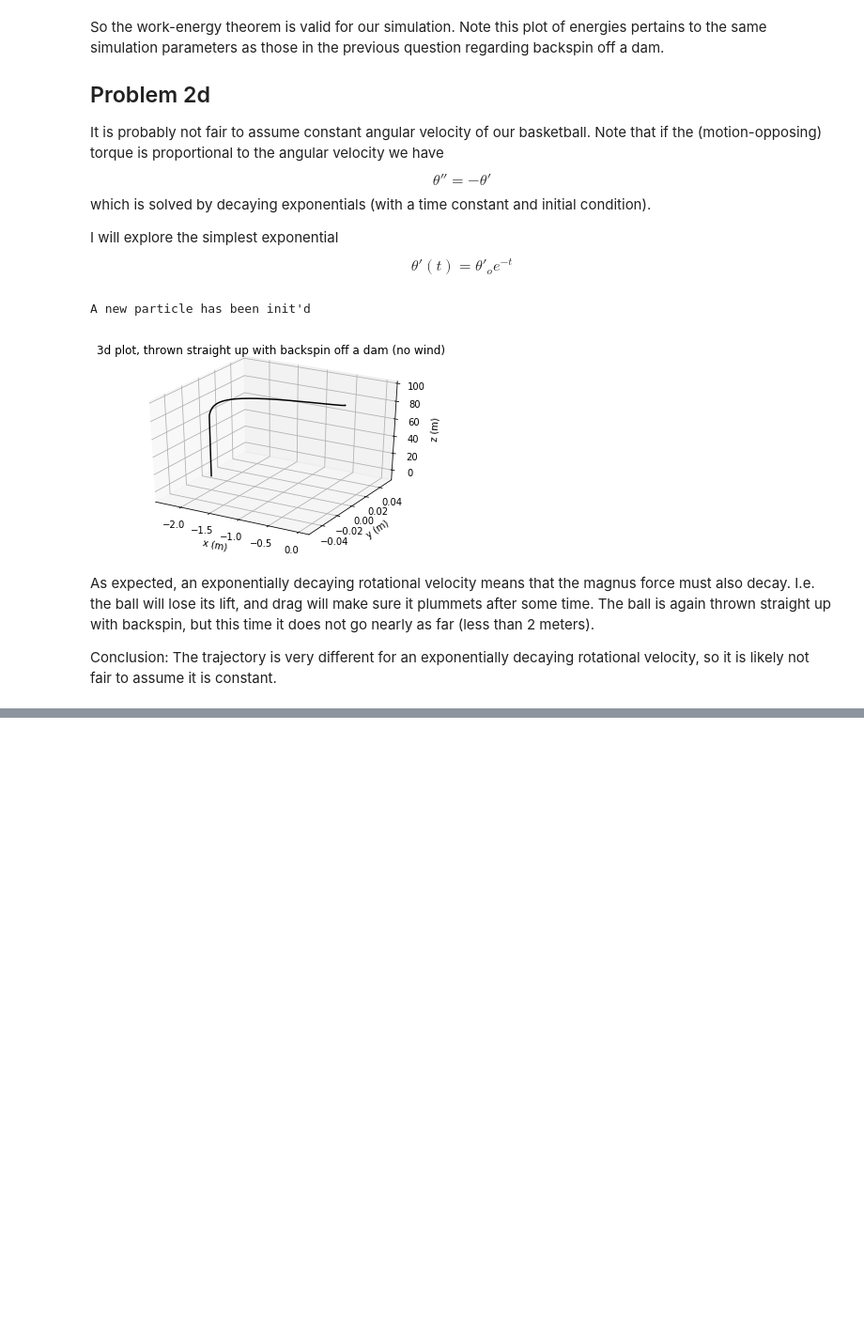
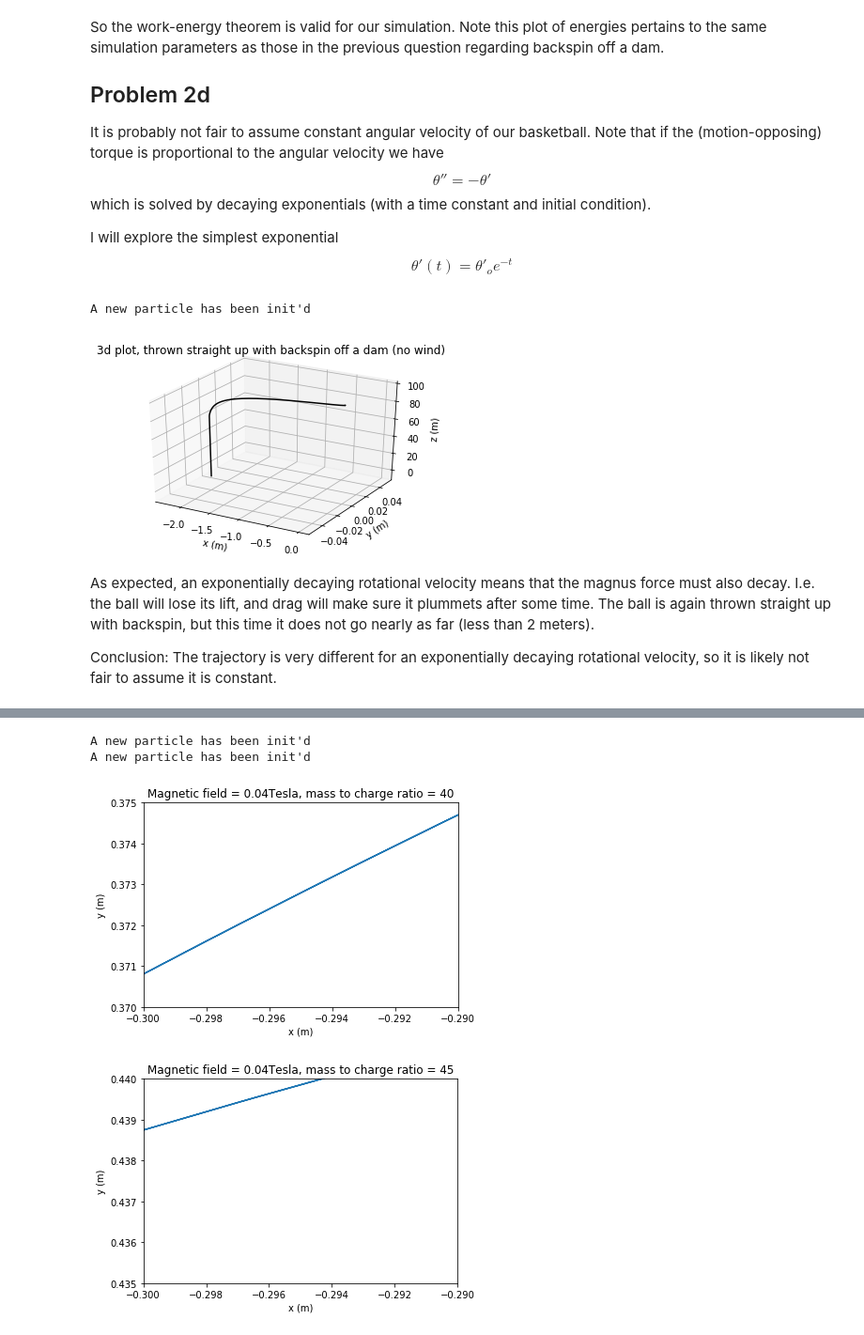
Before and after one commit to aton-physics/Lectures, a Jupyter notebook: Assignments/Assign2.ipynb, the cells around one changed output, grey strips where cells are left out. Shown at 94% size. Drawn from its saved outputs; the diff is of its cells as text; code cells hidden in the pictures; blank space fills up the shorter version.

```diff
--- a/Assignments/Assign2.ipynb
+++ b/Assignments/Assign2.ipynb
@@ -204,0 +264,19 @@ A new particle has been init'd
+# %%
+masstocharge = [40, 45]
+b = [400]
+ylow = [0.37, 0.435]
+yhigh = [0.375, 0.44]
+for ii in range(len(masstocharge)):
+    charge = Particle3D(.25, 0.0, 0, 4, 0, 0, 1, 0.001, "Magnetic field = " + str(b[0]/(10**4)) + "Tesla, mass to charge ratio = " + str(masstocharge[ii]))
+    charge.set_masstocharge(masstocharge[ii])
+    charge.set_b(-b[0]) #if x goes east and y goes north, then z goes into you. I want z into the page, so I negate it.
+    charge.RK4_trajectory()
+    charge.plot2d(1, -.3, -.29, ylow[ii], yhigh[ii])
+
+#def __init__(self, x0=0.0, v_x0=0.0,  y0=0.0, v_y0 = 0.0, z0 = 100.0, v_z0 = 0.0, tf = 10.0,
+#dt = 0.01, tag = "tag", omegax = 0.0, omegay = 0.0, omegaz = 0.0):
+# %% [output]
+A new particle has been init'd
+A new particle has been init'd
+[figure, added]
+[figure, added]
```
Also changed, not shown: parts of 15 cells of this notebook, 1 other file.
